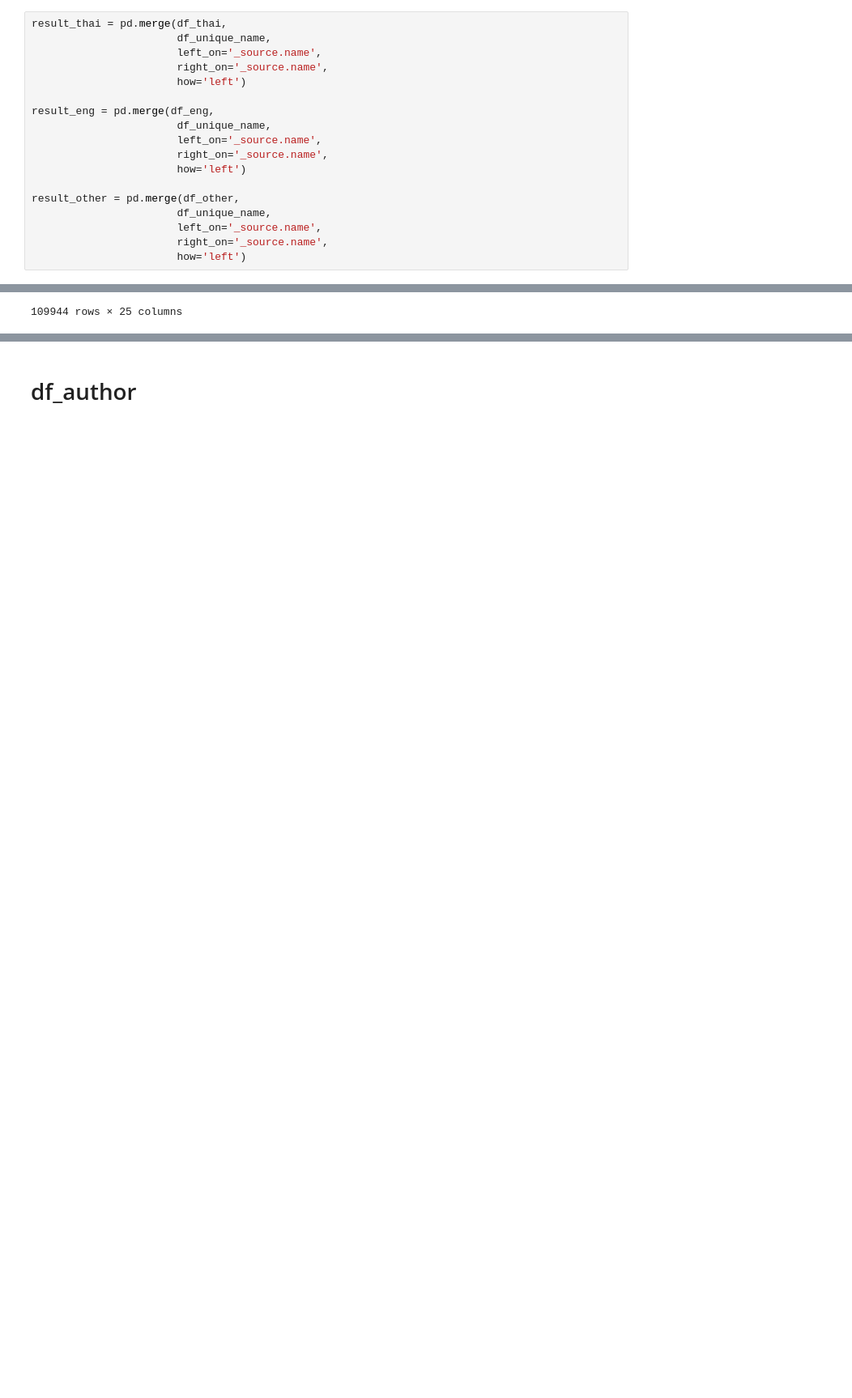
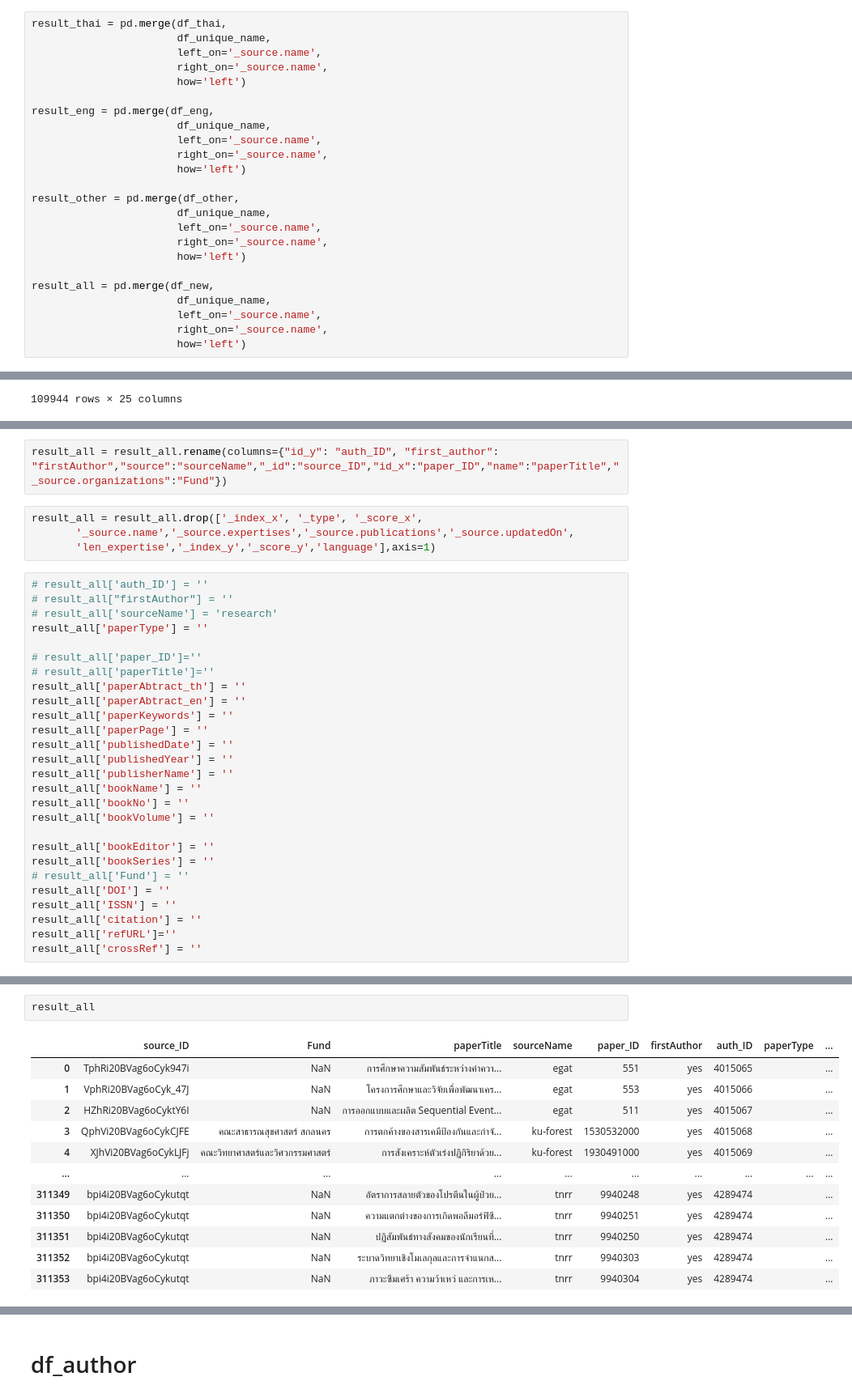
Before and after one commit to CakeNuthep/Create_Knowledge_Graph, a Jupyter notebook: researchers_extraction.ipynb, the cells around one changed output, grey strips where cells are left out. Shown at 81% size. Saved outputs shown, nothing was run; the diff lists cells and outputs as text; blank space fills up the shorter version.

Commit message:
add publish all

```diff
--- a/researchers_extraction.ipynb
+++ b/researchers_extraction.ipynb
@@ -340,6 +340,12 @@ result_other = pd.merge(df_other,
                        left_on='_source.name',
                        right_on='_source.name',
                        how='left')
+
+result_all = pd.merge(df_new,
+                       df_unique_name,
+                       left_on='_source.name',
+                       right_on='_source.name',
+                       how='left')
 # %%
 result_thai
 # %% [output]
@@ -597,0 +606,33 @@ result_eng
+# %%
+result_all = result_all.rename(columns={"id_y": "auth_ID", "first_author": "firstAuthor","source":"sourceName","_id":"source_ID","id_x":"paper_ID","name":"paperTitle","_source.organizations":"Fund"})
+# %%
+result_all = result_all.drop(['_index_x', '_type', '_score_x',
+       '_source.name','_source.expertises','_source.publications','_source.updatedOn',
+       'len_expertise','_index_y','_score_y','language'],axis=1)
+# %%
+# result_all['auth_ID'] = ''
+# result_all["firstAuthor"] = ''
+# result_all['sourceName'] = 'research'
+result_all['paperType'] = ''
+
+# result_all['paper_ID']=''
+# result_all['paperTitle']=''
+result_all['paperAbtract_th'] = ''
+result_all['paperAbtract_en'] = ''
+result_all['paperKeywords'] = ''
+result_all['paperPage'] = ''
+result_all['publishedDate'] = ''
+result_all['publishedYear'] = ''
+result_all['publisherName'] = ''
+result_all['bookName'] = ''
+result_all['bookNo'] = ''
+result_all['bookVolume'] = ''
+
+result_all['bookEditor'] = ''
+result_all['bookSeries'] = ''
+# result_all['Fund'] = ''
+result_all['DOI'] = ''
+result_all['ISSN'] = ''
+result_all['citation'] = ''
+result_all['refURL']=''
+result_all['crossRef'] = ''
@@ -597,0 +643,15 @@ result_eng
+# %%
+result_all
+# %% [output]
+|  | source_ID | Fund | paperTitle | sourceName | paper_ID | firstAuthor | auth_ID | paperType | ... |
+| 0 | TphRi20BVag6oCyk947i | NaN | การศึกษาความสัมพันธ์ระหว่างค่าควา... | egat | 551 | yes | 4015065 |  | ... |
+| 1 | VphRi20BVag6oCyk_47J | NaN | โครงการศึกษาและวิจัยเพื่อพัฒนาเคร... | egat | 553 | yes | 4015066 |  | ... |
+| 2 | HZhRi20BVag6oCyktY6I | NaN | การออกแบบและผลิต Sequential Event... | egat | 511 | yes | 4015067 |  | ... |
+| 3 | QphVi20BVag6oCykCJFE | คณะสาธารณสุขศาสตร์ สกลนคร | การตกค้างของสารเคมีป้องกันและกำจั... | ku-forest | 1530532000 | yes | 4015068 |  | ... |
+| 4 | XJhVi20BVag6oCykLJFj | คณะวิทยาศาสตร์และวิศวกรรมศาสตร์ | การสังเคราะห์ตัวเร่งปฏิกิริยาด้วย... | ku-forest | 1930491000 | yes | 4015069 |  | ... |
+| ... | ... | ... | ... | ... | ... | ... | ... | ... | ... |
+| 311349 | bpi4i20BVag6oCykutqt | NaN | อัตราการสลายตัวของโปรตีนในผู้ป่วย... | tnrr | 9940248 | yes | 4289474 |  | ... |
+| 311350 | bpi4i20BVag6oCykutqt | NaN | ความแตกต่างของการเกิดพอลีมอร์ฟิซึ... | tnrr | 9940251 | yes | 4289474 |  | ... |
+| 311351 | bpi4i20BVag6oCykutqt | NaN | ปฏิสัมพันธ์ทางสังคมของนักเรียนที่... | tnrr | 9940250 | yes | 4289474 |  | ... |
+| 311352 | bpi4i20BVag6oCykutqt | NaN | ระบาดวิทยาเชิงโมเลกุลและการจำแนกส... | tnrr | 9940303 | yes | 4289474 |  | ... |
+| 311353 | bpi4i20BVag6oCykutqt | NaN | ภาวะซึมเศร้า ความว้าเหว่ และการเห... | tnrr | 9940304 | yes | 4289474 |  | ... |
```
Also changed, not shown: parts of 4 cells of this notebook.
